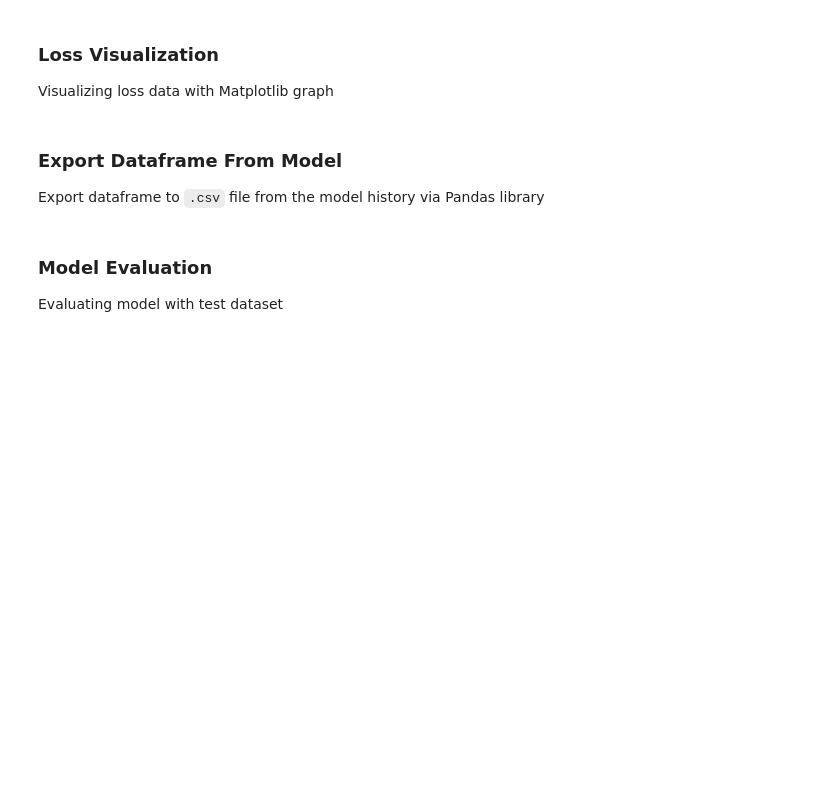
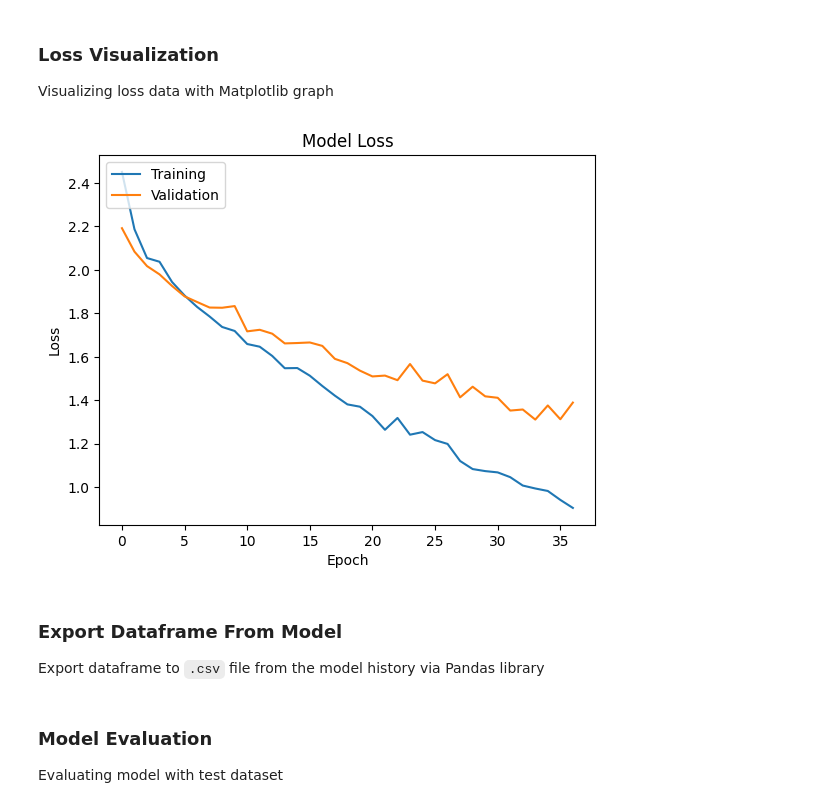
Before and after one commit to rudyhendrawn/traditional-dance-video-classification, a Jupyter notebook: i3d.ipynb, the cells around one changed output. Cells and saved outputs as stored; diff of their text form; code cells hidden in the pictures; blank space fills up the shorter version.

```diff
--- a/i3d.ipynb
+++ b/i3d.ipynb
@@ -296,11 +302,13 @@ Visualizing loss data with Matplotlib graph
 # %%
 helpers.get_visualized_graph(
   plots=[model_history.history["loss"], model_history.history["val_loss"]],
   title="Model Loss",
   x_label="Epoch",
   y_label="Loss",
-  legend=["train", "test"]
+  legend=["Training", "Validation"]
 ).show()
+# %% [output]
+[figure, added]
 # %% [markdown]
 ### Export Dataframe From Model
 
```
Also changed, not shown: parts of 24 cells of this notebook.
